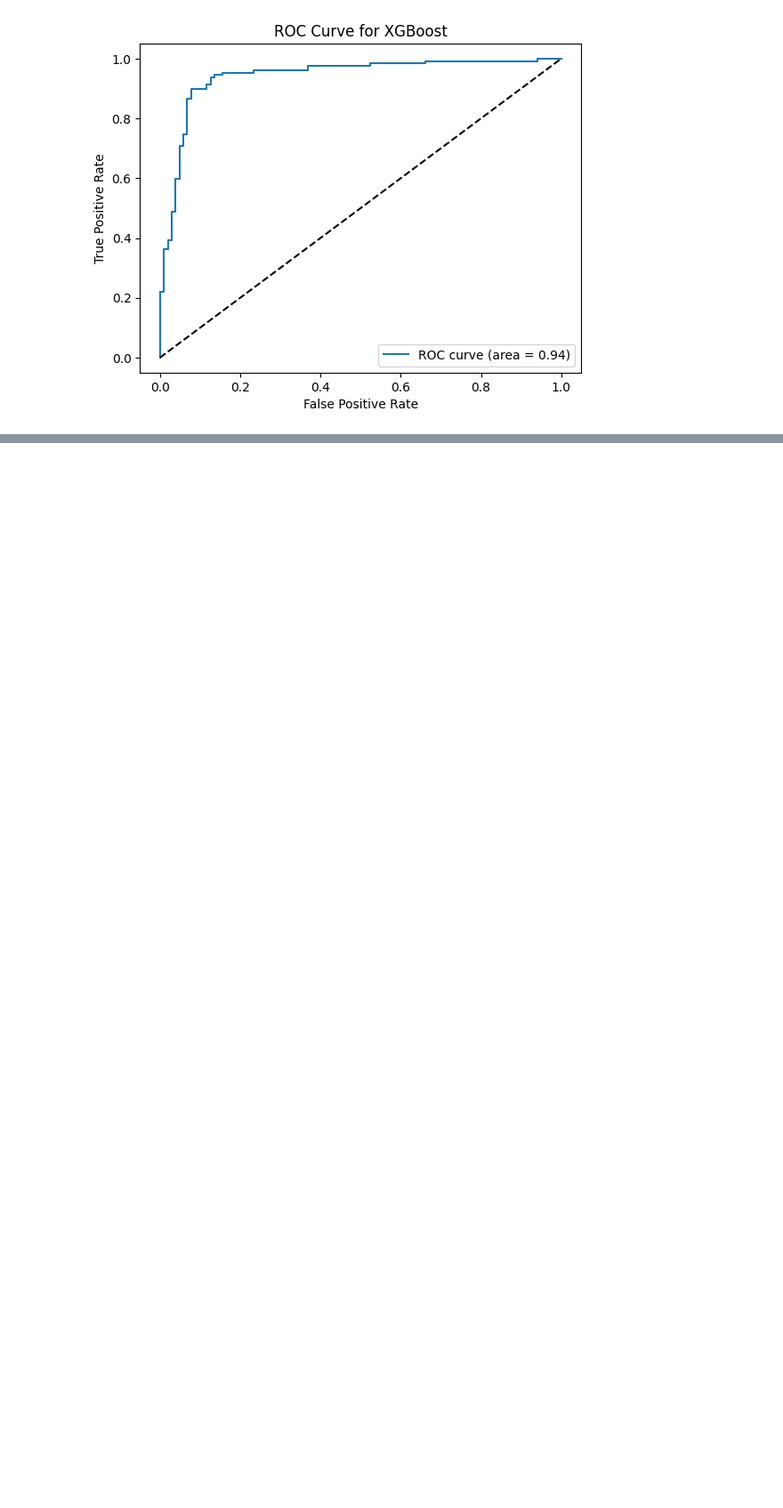
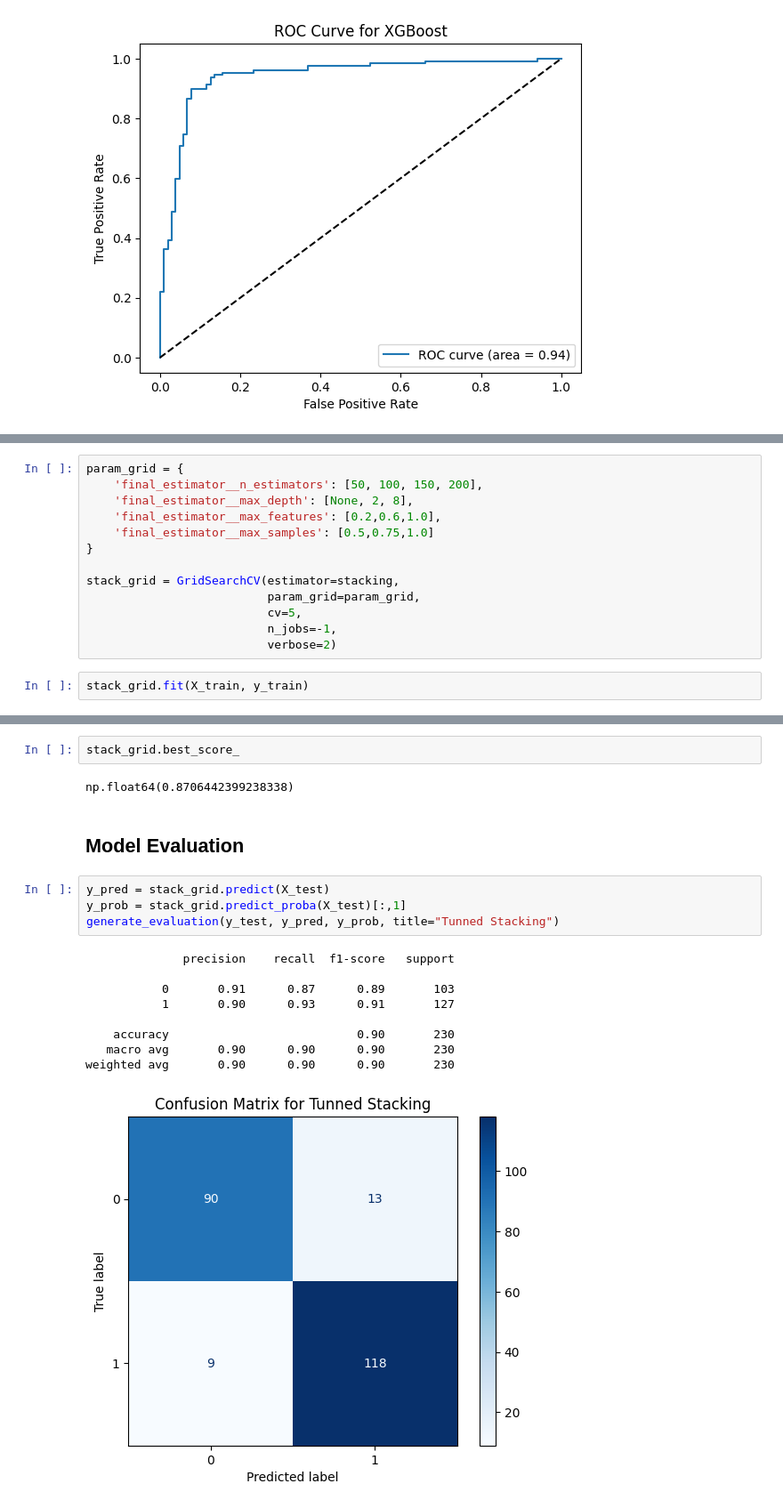
Before and after one commit to Prajwal-Luitel/Heart-Failure-Prediction, a Jupyter notebook: Heart_Disease_Prediction.ipynb, the cells around one changed output, grey strips where cells are left out. Shown at 89% size. Cells and saved outputs as stored; diff of their text form; blank space fills up the shorter version.

```diff
--- a/Heart_Disease_Prediction.ipynb
+++ b/Heart_Disease_Prediction.ipynb
@@ -598,0 +650,15 @@ weighted avg       0.90      0.90      0.90       230
+# %%
+param_grid = {
+    'final_estimator__n_estimators': [50, 100, 150, 200],
+    'final_estimator__max_depth': [None, 2, 8],
+    'final_estimator__max_features': [0.2,0.6,1.0],
+    'final_estimator__max_samples': [0.5,0.75,1.0]
+}
+
+stack_grid = GridSearchCV(estimator=stacking,
+                          param_grid=param_grid,
+                          cv=5,
+                          n_jobs=-1,
+                          verbose=2)
+# %%
+stack_grid.fit(X_train, y_train)
@@ -598,0 +691,20 @@ weighted avg       0.90      0.90      0.90       230
+# %%
+stack_grid.best_score_
+# %% [output]
+np.float64(0.8706442399238338)
+# %% [markdown]
+## Model Evaluation
+# %%
+y_pred = stack_grid.predict(X_test)
+y_prob = stack_grid.predict_proba(X_test)[:,1]
+generate_evaluation(y_test, y_pred, y_prob, title="Tunned Stacking")
+# %% [output]
+              precision    recall  f1-score   support
+
+           0       0.91      0.87      0.89       103
+           1       0.90      0.93      0.91       127
+
+    accuracy                           0.90       230
+   macro avg       0.90      0.90      0.90       230
+weighted avg       0.90      0.90      0.90       230
+[figure, added]
```
Also changed, not shown: parts of 10 cells of this notebook.
